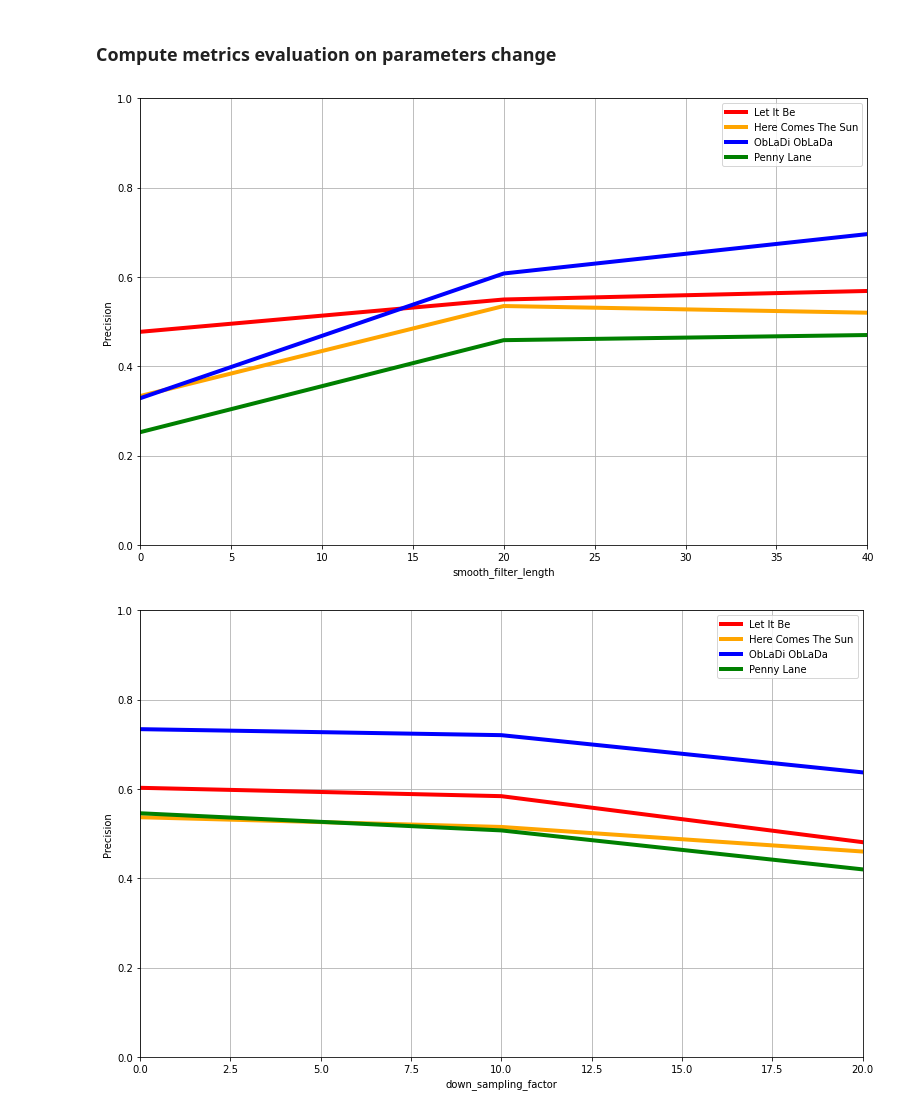
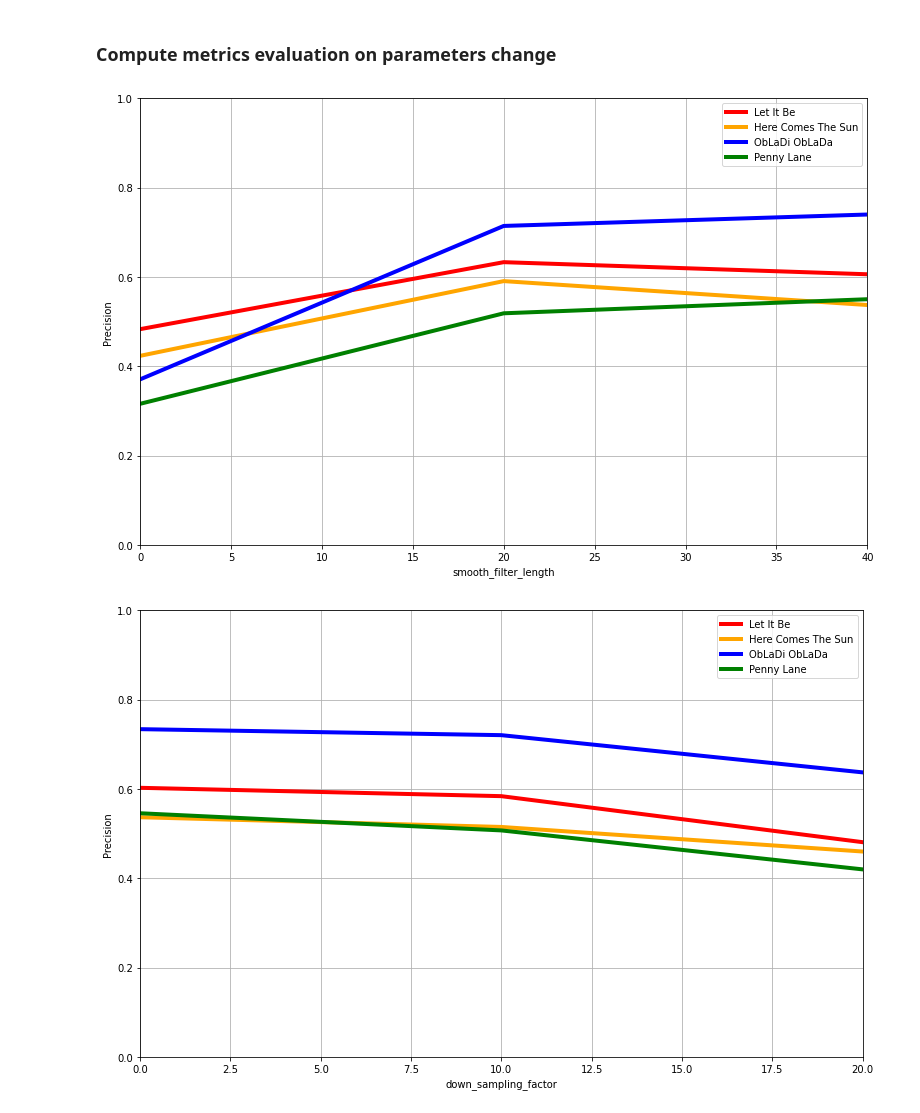
Before and after one commit to mpetteno-polimi/CMRM-Homework2, a Jupyter notebook: ChordRecognitionTemplateBased.ipynb, the cells around one changed output. Drawn from its saved outputs; the diff is of its cells as text; code cells hidden in the pictures.

Commit message:
+ Use window_length parameter for tests + default downsample_rate to 0 (disabled)

```diff
--- a/ChordRecognitionTemplateBased.ipynb
+++ b/ChordRecognitionTemplateBased.ipynb
@@ -68,7 +68,7 @@ norm_output='max'
 norm_threshold=0.0001
 smooth_filter_length=41
 smooth_filter_window_type='hanning'
-down_sampling_factor=10
+down_sampling_factor=0
 feature_normalization=True
 feature_compression=True
 feature_smoothing=True
@@ -642,36 +642,36 @@ Penny Lane - Recognition precision: 50.72%
 parameters_values = {
     'smooth_filter_length': [0, 20, 40],
     'down_sampling_factor': [0, 10, 20],
-    'norm_input': ['1', '2', 'max']
+    'window_length': [2048, 8192, 32768]
 }
 
 for parameter, values in parameters_values.items():
     # Save default value
     parameter_default_value = globals()[parameter]
 
     for song in songs_dictionary.values():
         for parameter_value in values:
             globals()[parameter] = parameter_value
 
             # Perform chords recognition
             recognized_chord_labels, chord_max, chord_similarity, chroma_features, chroma_feature_rate, triads_template, audio_file, audio_duration = compute_template_based_chord_recognition(song['audio_file'])
 
             # Read ground truth
             ground_truth_chord_labels, ground_truth_time_chord_matrix, original_chord_labels, normalized_chord_labels = read_ground_truth(song['reference_annotations_file'])
 
             # Compute metrics evaluation
             recognition_precision, true_positive, false_positive, false_negative = compute_evaluation_measures(chord_max, ground_truth_time_chord_matrix)
 
             # Save results in song's dictionary
             song['parameter_evaluation_results'][parameter]['precision'].append(recognition_precision)
             song['parameter_evaluation_results'][parameter]['true_positive'].append(true_positive)
             song['parameter_evaluation_results'][parameter]['false_positive'].append(false_positive)
             song['parameter_evaluation_results'][parameter]['false_negative'].append(false_negative)
 
     plot_parameter_test_results(parameter)
 
     # Restore default value before next iteration
     globals()[parameter] = parameter_default_value
 # %% [output]
-[figure, old version]
+[figure, new version]
 [figure]
```
Also changed, not shown: parts of 5 cells of this notebook.
